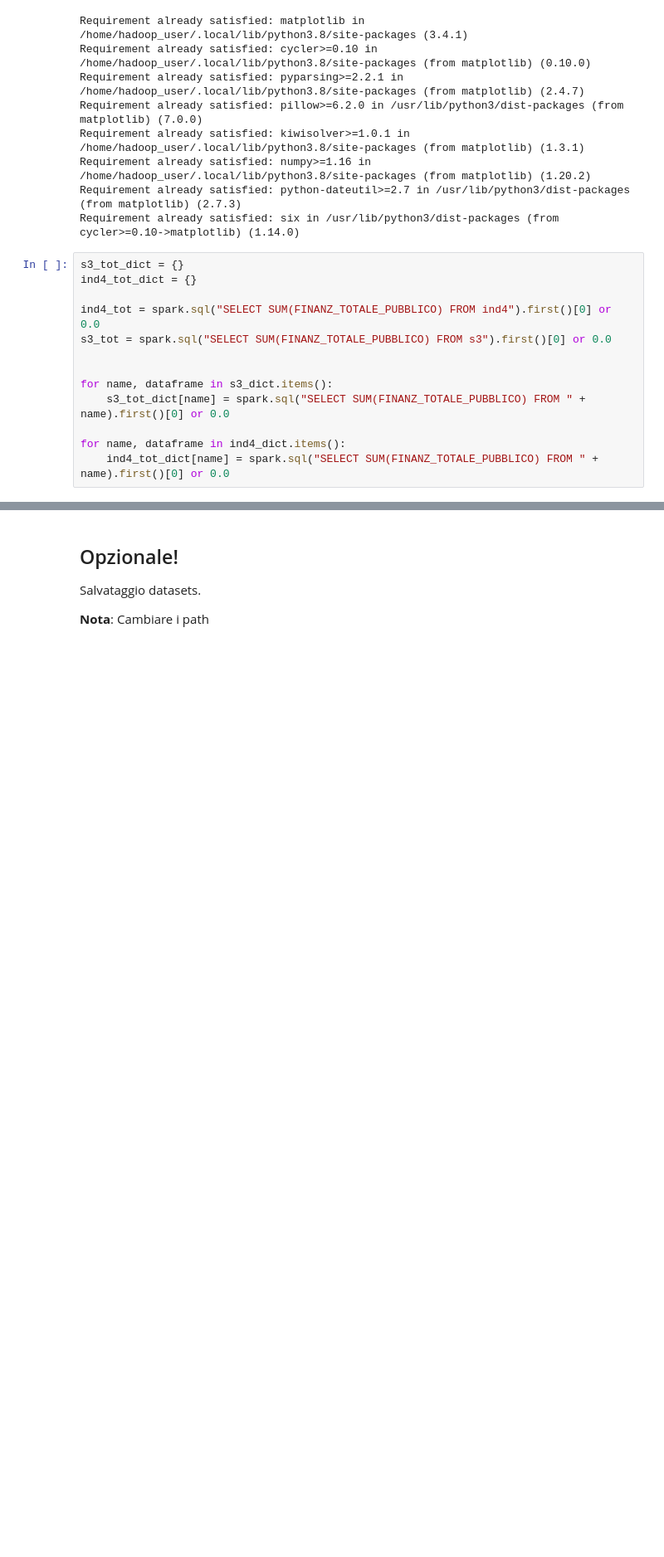
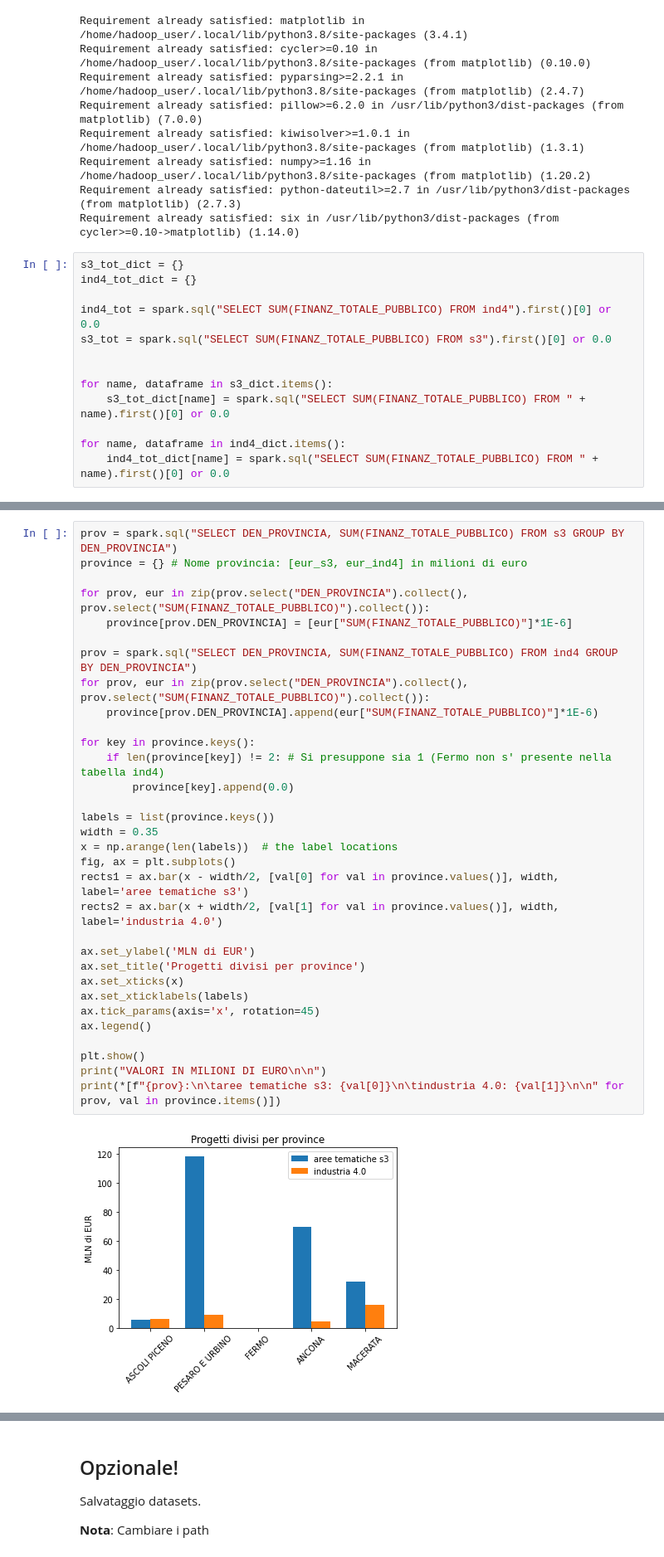
Before and after one commit to LorenzoDag/Economia, a Jupyter notebook: economia.ipynb, the cells around one changed output, grey strips where cells are left out. Shown: that part at 83% size. Drawn from its saved outputs; the diff is of its cells as text; blank space fills up the shorter version.

```diff
--- a/economia.ipynb
+++ b/economia.ipynb
@@ -199,0 +223,34 @@ plt.show()
+# %%
+prov = spark.sql("SELECT DEN_PROVINCIA, SUM(FINANZ_TOTALE_PUBBLICO) FROM s3 GROUP BY DEN_PROVINCIA")
+province = {} # Nome provincia: [eur_s3, eur_ind4] in milioni di euro
+
+for prov, eur in zip(prov.select("DEN_PROVINCIA").collect(), prov.select("SUM(FINANZ_TOTALE_PUBBLICO)").collect()):
+    province[prov.DEN_PROVINCIA] = [eur["SUM(FINANZ_TOTALE_PUBBLICO)"]*1E-6]
+
+prov = spark.sql("SELECT DEN_PROVINCIA, SUM(FINANZ_TOTALE_PUBBLICO) FROM ind4 GROUP BY DEN_PROVINCIA")
+for prov, eur in zip(prov.select("DEN_PROVINCIA").collect(), prov.select("SUM(FINANZ_TOTALE_PUBBLICO)").collect()):
+    province[prov.DEN_PROVINCIA].append(eur["SUM(FINANZ_TOTALE_PUBBLICO)"]*1E-6)
+
+for key in province.keys():
+    if len(province[key]) != 2: # Si presuppone sia 1 (Fermo non s' presente nella tabella ind4)
+        province[key].append(0.0)
+
+labels = list(province.keys())
+width = 0.35
+x = np.arange(len(labels))  # the label locations
+fig, ax = plt.subplots()
+rects1 = ax.bar(x - width/2, [val[0] for val in province.values()], width, label='aree tematiche s3')
+rects2 = ax.bar(x + width/2, [val[1] for val in province.values()], width, label='industria 4.0')
+
+ax.set_ylabel('MLN di EUR')
+ax.set_title('Progetti divisi per province')
+ax.set_xticks(x)
+ax.set_xticklabels(labels)
+ax.tick_params(axis='x', rotation=45)
+ax.legend()
+
+plt.show()
+print("VALORI IN MILIONI DI EURO\n\n")
+print(*[f"{prov}:\n\taree tematiche s3: {val[0]}\n\tindustria 4.0: {val[1]}\n\n" for prov, val in province.items()])
+# %% [output]
+[figure, added]
```
Also changed, not shown: parts of 31 cells of this notebook.
